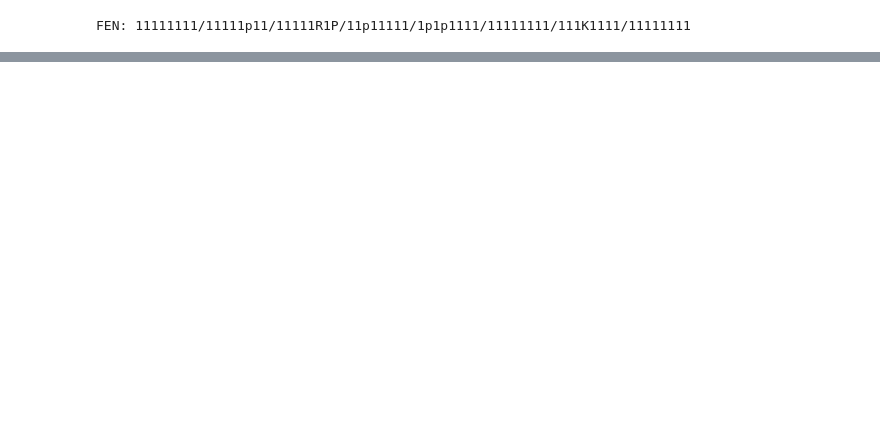
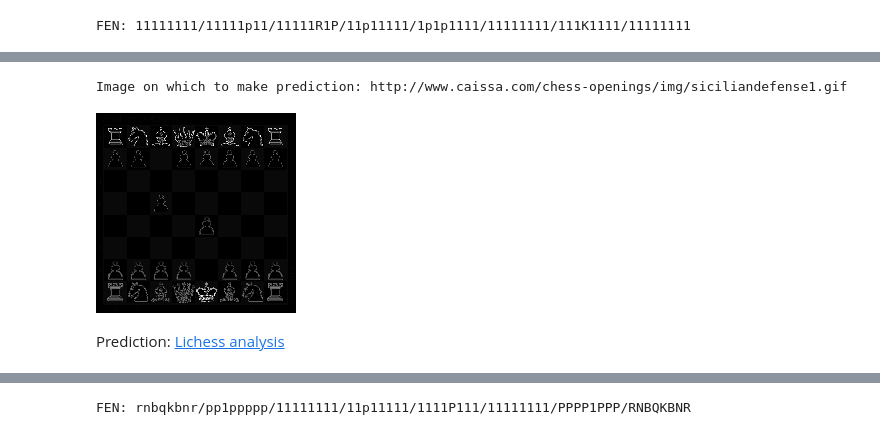
Before and after one commit to Elucidation/tensorflow_chessbot, a Jupyter notebook: tensorflow_learn.ipynb, the cells around one changed output, grey strips where cells are left out. Drawn from its saved outputs; the diff is of its cells as text; code cells hidden in the pictures; blank space fills up the shorter version.

```diff
--- a/tensorflow_learn.ipynb
+++ b/tensorflow_learn.ipynb
@@ -362,0 +404,6 @@ FEN: 111r1rn1/ppp1q1pp/1nn1pb11/11111b11/11bP1111/1111B111/bP1QB1bP/111111K1
+# %%
+makePrediction('http://www.caissa.com/chess-openings/img/siciliandefense1.gif')
+# %% [output]
+Image on which to make prediction: http://www.caissa.com/chess-openings/img/siciliandefense1.gif
+[figure, added]
+Prediction: [Lichess analysis](http://www.lichess.org/analysis/rnbqkbnr/pp1ppppp/11111111/11p11111/1111P111/11111111/PPPP1PPP/RNBQKBNR)
@@ -362,0 +411 @@ FEN: 111r1rn1/ppp1q1pp/1nn1pb11/11111b11/11bP1111/1111B111/bP1QB1bP/111111K1
+FEN: rnbqkbnr/pp1ppppp/11111111/11p11111/1111P111/11111111/PPPP1PPP/RNBQKBNR
```
Also changed, not shown: parts of 22 cells of this notebook, 4 other files.
